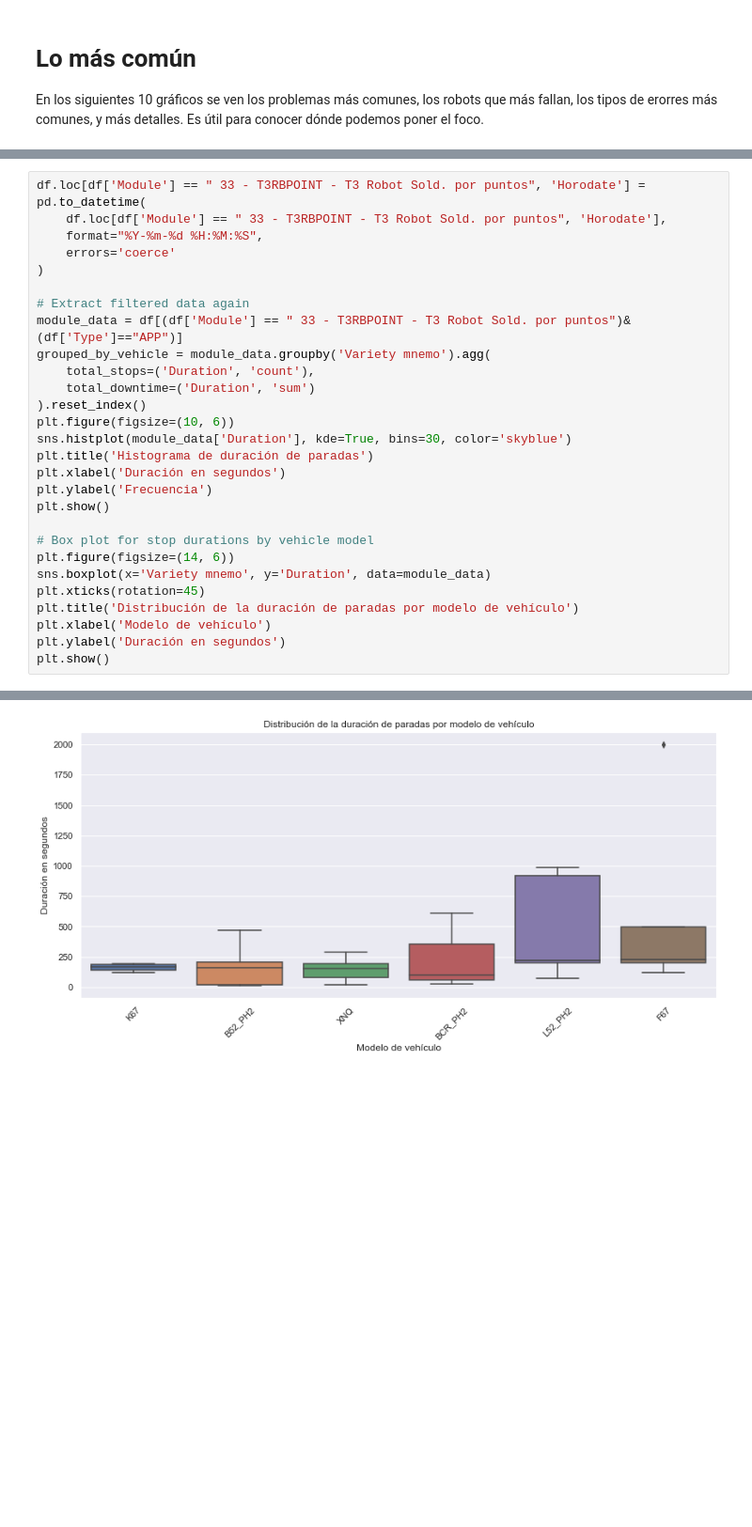
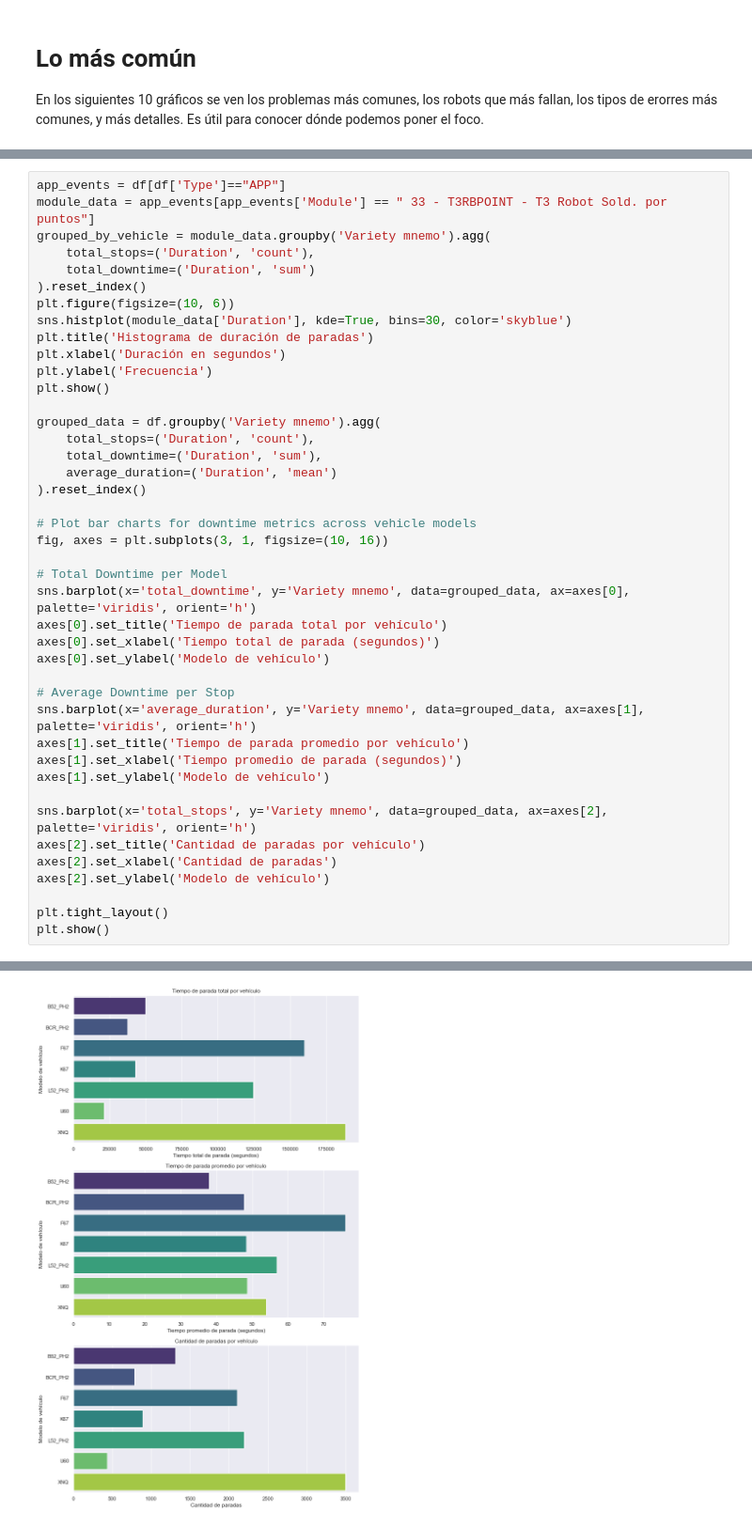
Before and after one commit to TomiMalamud/predictive-maintenance, a Jupyter notebook: smp-bm5z1.ipynb, the cells around one changed output, grey strips where cells are left out. Shown: that part at 94% size. Drawn from its saved outputs; the diff is of its cells as text; blank space fills up the shorter version.

```diff
--- a/smp-bm5z1.ipynb
+++ b/smp-bm5z1.ipynb
@@ -228,31 +232,45 @@ A continuación podemos ver un análisis más profundo para el robot **T3**, só
 # %%
-df.loc[df['Module'] == " 33 - T3RBPOINT - T3 Robot Sold. por puntos", 'Horodate'] = pd.to_datetime(
-    df.loc[df['Module'] == " 33 - T3RBPOINT - T3 Robot Sold. por puntos", 'Horodate'],
-    format="%Y-%m-%d %H:%M:%S",
-    errors='coerce'
-)
-
-# Extract filtered data again
-module_data = df[(df['Module'] == " 33 - T3RBPOINT - T3 Robot Sold. por puntos")&(df['Type']=="APP")]
+app_events = df[df['Type']=="APP"]
+module_data = app_events[app_events['Module'] == " 33 - T3RBPOINT - T3 Robot Sold. por puntos"]
 grouped_by_vehicle = module_data.groupby('Variety mnemo').agg(
     total_stops=('Duration', 'count'),
     total_downtime=('Duration', 'sum')
 ).reset_index()
 plt.figure(figsize=(10, 6))
 sns.histplot(module_data['Duration'], kde=True, bins=30, color='skyblue')
 plt.title('Histograma de duración de paradas')
 plt.xlabel('Duración en segundos')
 plt.ylabel('Frecuencia')
 plt.show()
 
-# Box plot for stop durations by vehicle model
-plt.figure(figsize=(14, 6))
-sns.boxplot(x='Variety mnemo', y='Duration', data=module_data)
-plt.xticks(rotation=45)
-plt.title('Distribución de la duración de paradas por modelo de vehículo')
-plt.xlabel('Modelo de vehículo')
-plt.ylabel('Duración en segundos')
+grouped_data = df.groupby('Variety mnemo').agg(
+    total_stops=('Duration', 'count'),
+    total_downtime=('Duration', 'sum'),
+    average_duration=('Duration', 'mean')
+).reset_index()
+
+# Plot bar charts for downtime metrics across vehicle models
+fig, axes = plt.subplots(3, 1, figsize=(10, 16))
+
+# Total Downtime per Model
+sns.barplot(x='total_downtime', y='Variety mnemo', data=grouped_data, ax=axes[0], palette='viridis', orient='h')
+axes[0].set_title('Tiempo de parada total por vehículo')
+axes[0].set_xlabel('Tiempo total de parada (segundos)')
+axes[0].set_ylabel('Modelo de vehículo')
+
+# Average Downtime per Stop
+sns.barplot(x='average_duration', y='Variety mnemo', data=grouped_data, ax=axes[1], palette='viridis', orient='h')
+axes[1].set_title('Tiempo de parada promedio por vehículo')
+axes[1].set_xlabel('Tiempo promedio de parada (segundos)')
+axes[1].set_ylabel('Modelo de vehículo')
+
+sns.barplot(x='total_stops', y='Variety mnemo', data=grouped_data, ax=axes[2], palette='viridis', orient='h')
+axes[2].set_title('Cantidad de paradas por vehículo')
+axes[2].set_xlabel('Cantidad de paradas')
+axes[2].set_ylabel('Modelo de vehículo')
+
+plt.tight_layout()
 plt.show()
 # %% [output]
 [figure]
-[figure, old version]
+[figure, new version]
```
Also changed, not shown: parts of 4 cells of this notebook, 1 other file.
